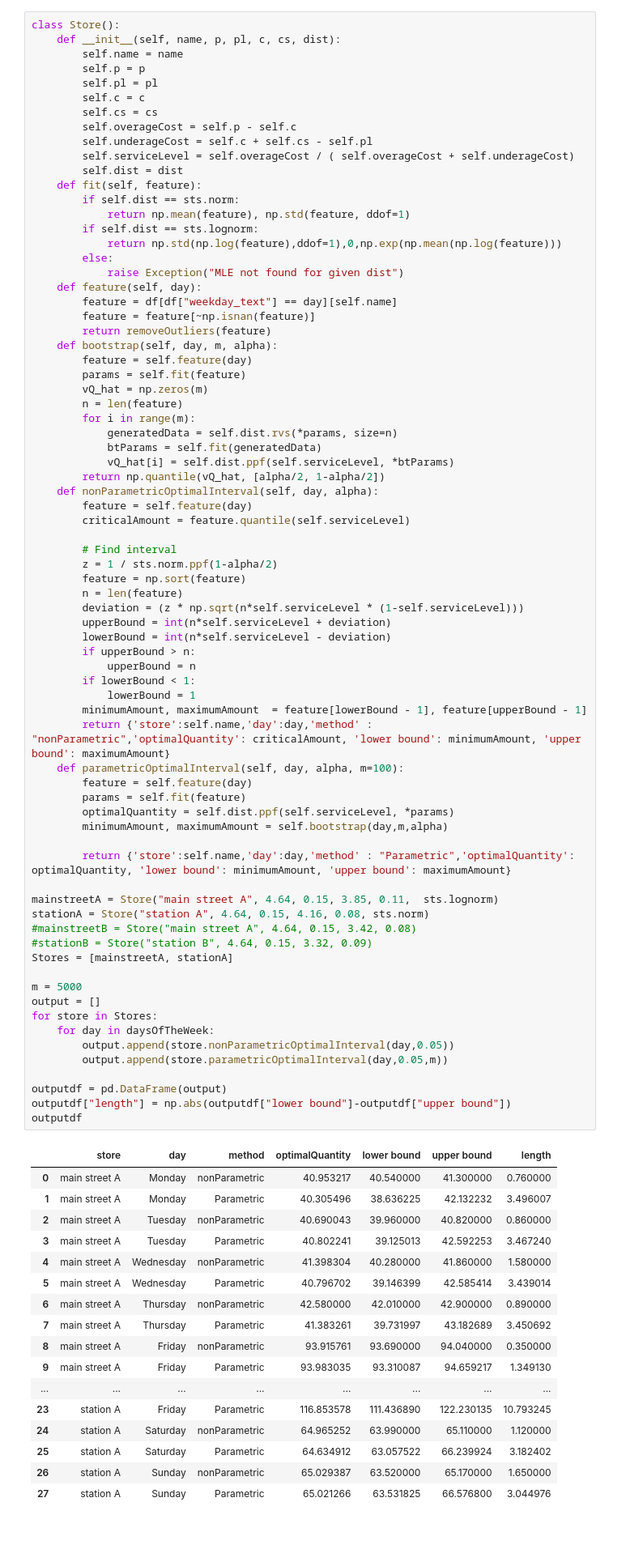
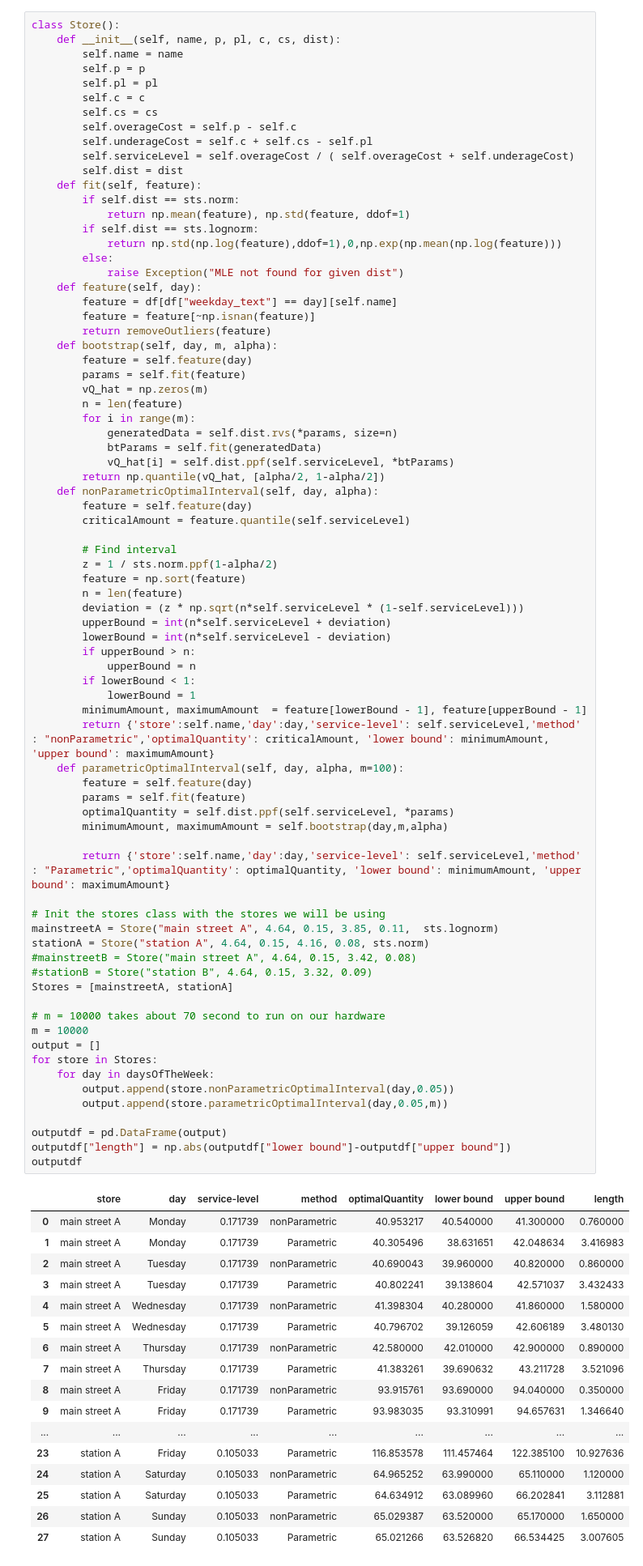
Before and after one commit to Marijn2404/TheThirdPiGame, a Jupyter notebook: Excercise part 6.ipynb, the cells around one changed output. Shown at 81% size. Cells and saved outputs as stored; diff of their text form; blank space fills up the shorter version.

```diff
--- a/Excercise part 6.ipynb
+++ b/Excercise part 6.ipynb
@@ -82,50 +84,52 @@ class Store():
         upperBound = int(n*self.serviceLevel + deviation)
         lowerBound = int(n*self.serviceLevel - deviation)
         if upperBound > n:
             upperBound = n
         if lowerBound < 1:
             lowerBound = 1
         minimumAmount, maximumAmount  = feature[lowerBound - 1], feature[upperBound - 1]
-        return {'store':self.name,'day':day,'method' : "nonParametric",'optimalQuantity': criticalAmount, 'lower bound': minimumAmount, 'upper bound': maximumAmount}
+        return {'store':self.name,'day':day,'service-level': self.serviceLevel,'method' : "nonParametric",'optimalQuantity': criticalAmount, 'lower bound': minimumAmount, 'upper bound': maximumAmount}
     def parametricOptimalInterval(self, day, alpha, m=100):
         feature = self.feature(day)
         params = self.fit(feature)
         optimalQuantity = self.dist.ppf(self.serviceLevel, *params)
         minimumAmount, maximumAmount = self.bootstrap(day,m,alpha)
 
-        return {'store':self.name,'day':day,'method' : "Parametric",'optimalQuantity': optimalQuantity, 'lower bound': minimumAmount, 'upper bound': maximumAmount}
+        return {'store':self.name,'day':day,'service-level': self.serviceLevel,'method' : "Parametric",'optimalQuantity': optimalQuantity, 'lower bound': minimumAmount, 'upper bound': maximumAmount}
 
+# Init the stores class with the stores we will be using
 mainstreetA = Store("main street A", 4.64, 0.15, 3.85, 0.11,  sts.lognorm)
 stationA = Store("station A", 4.64, 0.15, 4.16, 0.08, sts.norm)
 #mainstreetB = Store("main street A", 4.64, 0.15, 3.42, 0.08)
 #stationB = Store("station B", 4.64, 0.15, 3.32, 0.09)
 Stores = [mainstreetA, stationA]
 
-m = 5000
+# m = 10000 takes about 70 second to run on our hardware
+m = 10000
 output = []
 for store in Stores:
     for day in daysOfTheWeek:
         output.append(store.nonParametricOptimalInterval(day,0.05))
         output.append(store.parametricOptimalInterval(day,0.05,m))
 
 outputdf = pd.DataFrame(output)
 outputdf["length"] = np.abs(outputdf["lower bound"]-outputdf["upper bound"])
 outputdf
 # %% [output]
-|  | store | day | method | optimalQuantity | lower bound | upper bound | length |
-| 0 | main street A | Monday | nonParametric | 40.953217 | 40.540000 | 41.300000 | 0.760000 |
-| 1 | main street A | Monday | Parametric | 40.305496 | 38.636225 | 42.132232 | 3.496007 |
-| 2 | main street A | Tuesday | nonParametric | 40.690043 | 39.960000 | 40.820000 | 0.860000 |
-| 3 | main street A | Tuesday | Parametric | 40.802241 | 39.125013 | 42.592253 | 3.467240 |
-| 4 | main street A | Wednesday | nonParametric | 41.398304 | 40.280000 | 41.860000 | 1.580000 |
-| 5 | main street A | Wednesday | Parametric | 40.796702 | 39.146399 | 42.585414 | 3.439014 |
-| 6 | main street A | Thursday | nonParametric | 42.580000 | 42.010000 | 42.900000 | 0.890000 |
-| 7 | main street A | Thursday | Parametric | 41.383261 | 39.731997 | 43.182689 | 3.450692 |
-| 8 | main street A | Friday | nonParametric | 93.915761 | 93.690000 | 94.040000 | 0.350000 |
-| 9 | main street A | Friday | Parametric | 93.983035 | 93.310087 | 94.659217 | 1.349130 |
-| ... | ... | ... | ... | ... | ... | ... | ... |
-| 23 | station A | Friday | Parametric | 116.853578 | 111.436890 | 122.230135 | 10.793245 |
-| 24 | station A | Saturday | nonParametric | 64.965252 | 63.990000 | 65.110000 | 1.120000 |
-| 25 | station A | Saturday | Parametric | 64.634912 | 63.057522 | 66.239924 | 3.182402 |
-| 26 | station A | Sunday | nonParametric | 65.029387 | 63.520000 | 65.170000 | 1.650000 |
-| 27 | station A | Sunday | Parametric | 65.021266 | 63.531825 | 66.576800 | 3.044976 |
+|  | store | day | service-level | method | optimalQuantity | lower bound | upper bound | length |
+| 0 | main street A | Monday | 0.171739 | nonParametric | 40.953217 | 40.540000 | 41.300000 | 0.760000 |
+| 1 | main street A | Monday | 0.171739 | Parametric | 40.305496 | 38.631651 | 42.048634 | 3.416983 |
+| 2 | main street A | Tuesday | 0.171739 | nonParametric | 40.690043 | 39.960000 | 40.820000 | 0.860000 |
+| 3 | main street A | Tuesday | 0.171739 | Parametric | 40.802241 | 39.138604 | 42.571037 | 3.432433 |
+| 4 | main street A | Wednesday | 0.171739 | nonParametric | 41.398304 | 40.280000 | 41.860000 | 1.580000 |
+| 5 | main street A | Wednesday | 0.171739 | Parametric | 40.796702 | 39.126059 | 42.606189 | 3.480130 |
+| 6 | main street A | Thursday | 0.171739 | nonParametric | 42.580000 | 42.010000 | 42.900000 | 0.890000 |
+| 7 | main street A | Thursday | 0.171739 | Parametric | 41.383261 | 39.690632 | 43.211728 | 3.521096 |
+| 8 | main street A | Friday | 0.171739 | nonParametric | 93.915761 | 93.690000 | 94.040000 | 0.350000 |
+| 9 | main street A | Friday | 0.171739 | Parametric | 93.983035 | 93.310991 | 94.657631 | 1.346640 |
+| ... | ... | ... | ... | ... | ... | ... | ... | ... |
+| 23 | station A | Friday | 0.105033 | Parametric | 116.853578 | 111.457464 | 122.385100 | 10.927636 |
+| 24 | station A | Saturday | 0.105033 | nonParametric | 64.965252 | 63.990000 | 65.110000 | 1.120000 |
+| 25 | station A | Saturday | 0.105033 | Parametric | 64.634912 | 63.089960 | 66.202841 | 3.112881 |
+| 26 | station A | Sunday | 0.105033 | nonParametric | 65.029387 | 63.520000 | 65.170000 | 1.650000 |
+| 27 | station A | Sunday | 0.105033 | Parametric | 65.021266 | 63.526820 | 66.534425 | 3.007605 |
```
Also changed, not shown: parts of 3 cells of this notebook, 5 other files.
